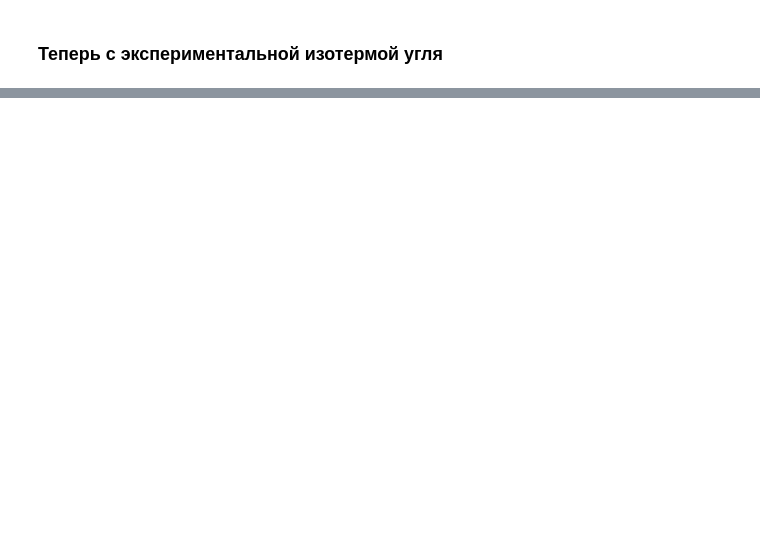
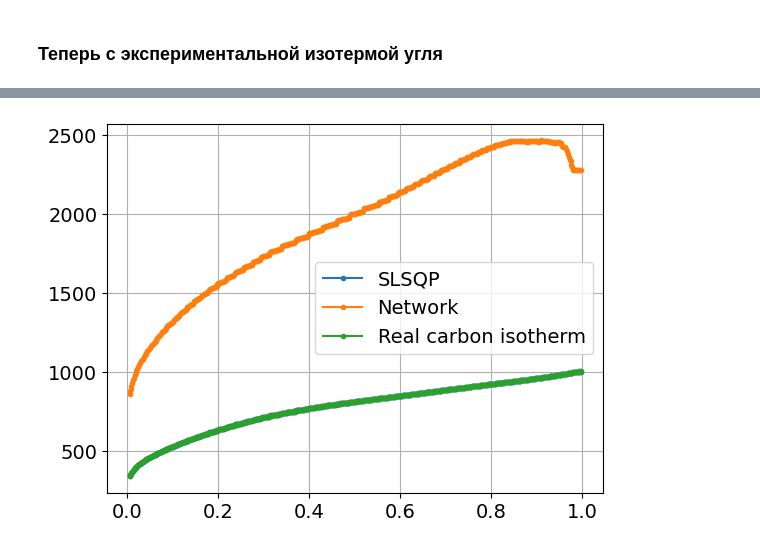
Before and after one commit to IDAnton/Isotherm, a Jupyter notebook: inverse problem.ipynb, the cells around one changed output, grey strips where cells are left out. Saved outputs shown, nothing was run; the diff lists cells and outputs as text; code cells hidden in the pictures; blank space fills up the shorter version.

```diff
--- a/inverse problem.ipynb
+++ b/inverse problem.ipynb
@@ -126,0 +151,10 @@ plot()
+# %%
+gen3_exp = copy.deepcopy(gen)
+gen3_exp.pore_distribution = fit3_exp.T*scale_res
+gen3_exp.calculate_isotherms()
+plt.plot(gen1_exp.pressures_s[min_exp_pressure_i:max_exp_pressure_i], gen1_exp.n_s[min_exp_pressure_i:max_exp_pressure_i], marker=".", label="SLSQP")
+plt.plot(gen3_exp.pressures_s[min_exp_pressure_i:max_exp_pressure_i], gen3_exp.n_s[min_exp_pressure_i:max_exp_pressure_i], marker=".", label="Network")
+plt.plot(pressures_s_cut, n_s_exp, marker=".", label="Real carbon isotherm")
+plot()
+# %% [output]
+[figure, added]
```
Also changed, not shown: parts of 17 cells of this notebook, 4 other files.
